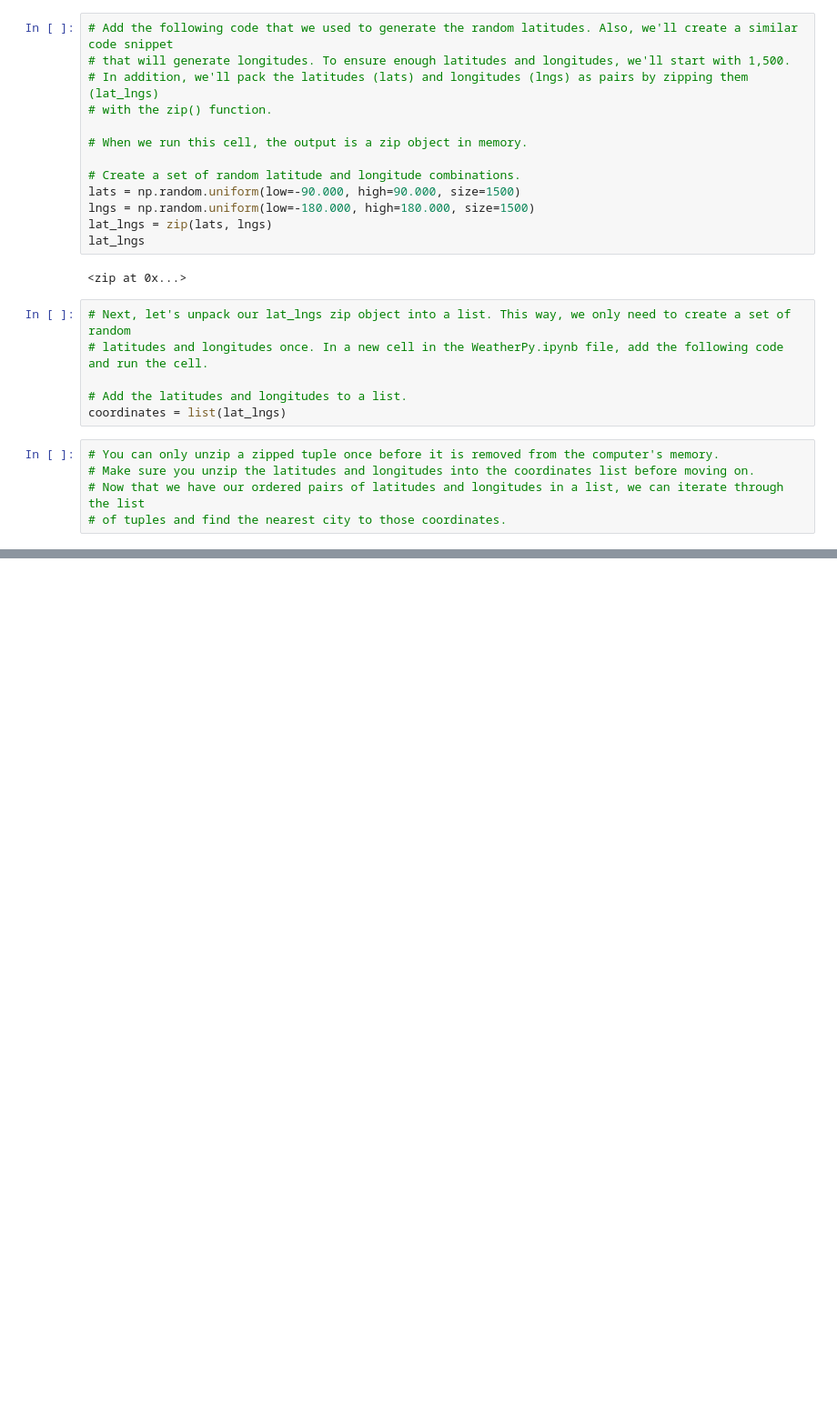
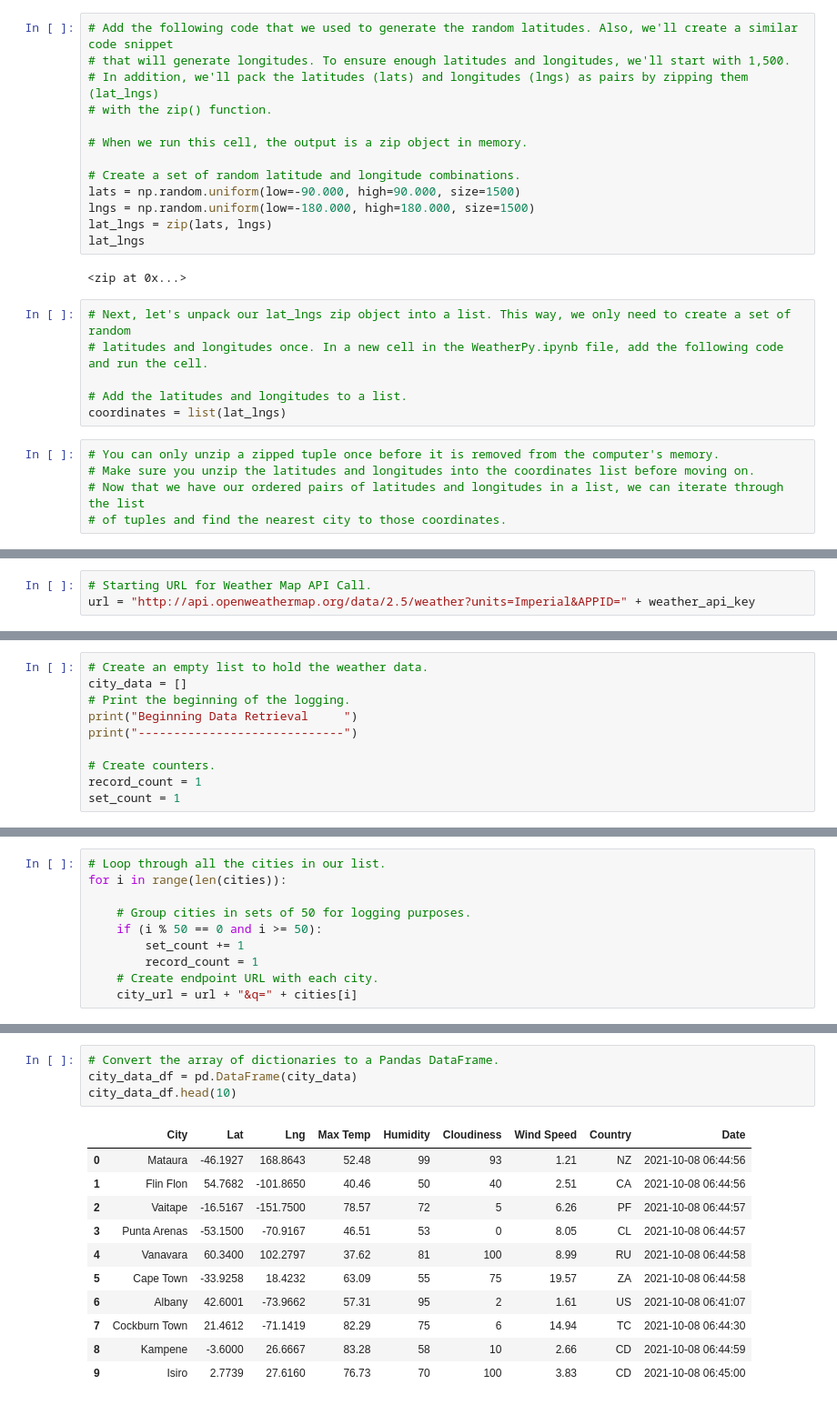
Before and after one commit to amalini10j/World_Weather_Analysis, a Jupyter notebook: WeatherPy.ipynb, the cells around one changed output, grey strips where cells are left out. Shown: that part at 91% size. Cells and saved outputs as stored; diff of their text form; blank space fills up the shorter version.

Commit message:
Added all changes to the get the weather data

```diff
--- a/WeatherPy.ipynb
+++ b/WeatherPy.ipynb
@@ -48,0 +55,3 @@ len(cities)
+# %%
+# Starting URL for Weather Map API Call.
+url = "http://api.openweathermap.org/data/2.5/weather?units=Imperial&APPID=" + weather_api_key
@@ -48,0 +61,10 @@ len(cities)
+# %%
+# Create an empty list to hold the weather data.
+city_data = []
+# Print the beginning of the logging.
+print("Beginning Data Retrieval     ")
+print("-----------------------------")
+
+# Create counters.
+record_count = 1
+set_count = 1
@@ -48,0 +74,10 @@ len(cities)
+# %%
+# Loop through all the cities in our list.
+for i in range(len(cities)):
+
+    # Group cities in sets of 50 for logging purposes.
+    if (i % 50 == 0 and i >= 50):
+        set_count += 1
+        record_count = 1
+    # Create endpoint URL with each city.
+    city_url = url + "&q=" + cities[i]
@@ -48,0 +152,16 @@ len(cities)
+# %%
+# Convert the array of dictionaries to a Pandas DataFrame.
+city_data_df = pd.DataFrame(city_data)
+city_data_df.head(10)
+# %% [output]
+|  | City | Lat | Lng | Max Temp | Humidity | Cloudiness | Wind Speed | Country | Date |
+| 0 | Mataura | -46.1927 | 168.8643 | 52.48 | 99 | 93 | 1.21 | NZ | 2021-10-08 06:44:56 |
+| 1 | Flin Flon | 54.7682 | -101.8650 | 40.46 | 50 | 40 | 2.51 | CA | 2021-10-08 06:44:56 |
+| 2 | Vaitape | -16.5167 | -151.7500 | 78.57 | 72 | 5 | 6.26 | PF | 2021-10-08 06:44:57 |
+| 3 | Punta Arenas | -53.1500 | -70.9167 | 46.51 | 53 | 0 | 8.05 | CL | 2021-10-08 06:44:57 |
+| 4 | Vanavara | 60.3400 | 102.2797 | 37.62 | 81 | 100 | 8.99 | RU | 2021-10-08 06:44:58 |
+| 5 | Cape Town | -33.9258 | 18.4232 | 63.09 | 55 | 75 | 19.57 | ZA | 2021-10-08 06:44:58 |
+| 6 | Albany | 42.6001 | -73.9662 | 57.31 | 95 | 2 | 1.61 | US | 2021-10-08 06:41:07 |
+| 7 | Cockburn Town | 21.4612 | -71.1419 | 82.29 | 75 | 6 | 14.94 | TC | 2021-10-08 06:44:30 |
+| 8 | Kampene | -3.6000 | 26.6667 | 83.28 | 58 | 10 | 2.66 | CD | 2021-10-08 06:44:59 |
+| 9 | Isiro | 2.7739 | 27.6160 | 76.73 | 70 | 100 | 3.83 | CD | 2021-10-08 06:45:00 |
```
Also changed, not shown: parts of 10 cells of this notebook, 4 other files.
